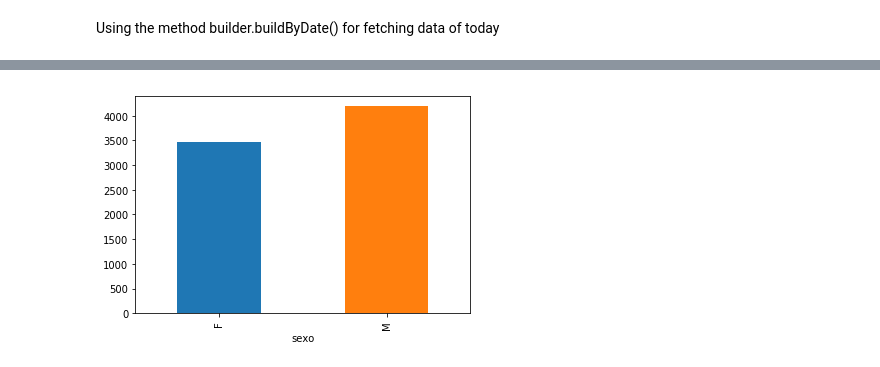
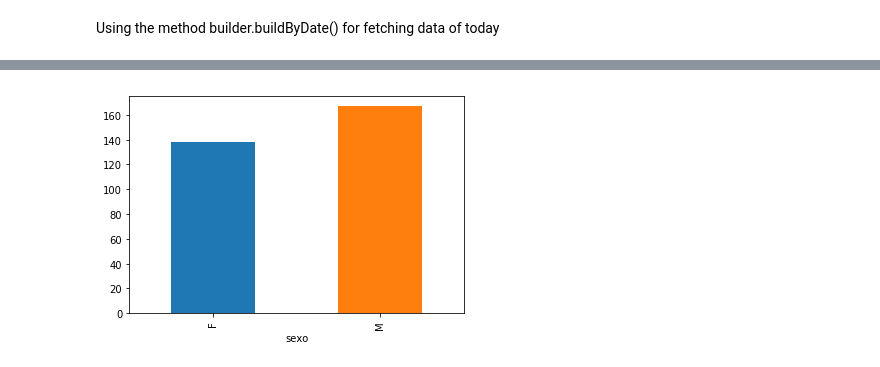
Before and after one commit to mlamprea/covid19, a Jupyter notebook: Covid19Colombia.ipynb, the cells around one changed output, grey strips where cells are left out. Cells and saved outputs as stored; diff of their text form; code cells hidden in the pictures.

```diff
--- a/Covid19Colombia.ipynb
+++ b/Covid19Colombia.ipynb
@@ -80,4 +80,4 @@ covid19.plotAttention()
 # %%
-covid19.plotGenre()
+covid19_today.plotGenre()
 # %% [output]
-[figure, old version]
+[figure, new version]
```
Also changed, not shown: parts of 13 cells of this notebook.
